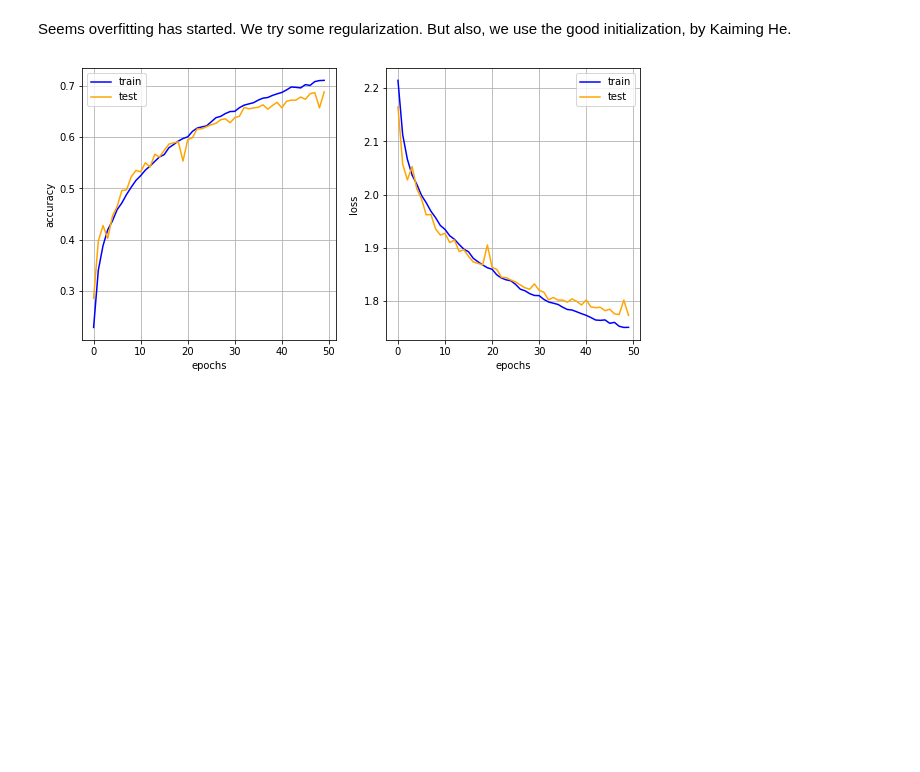
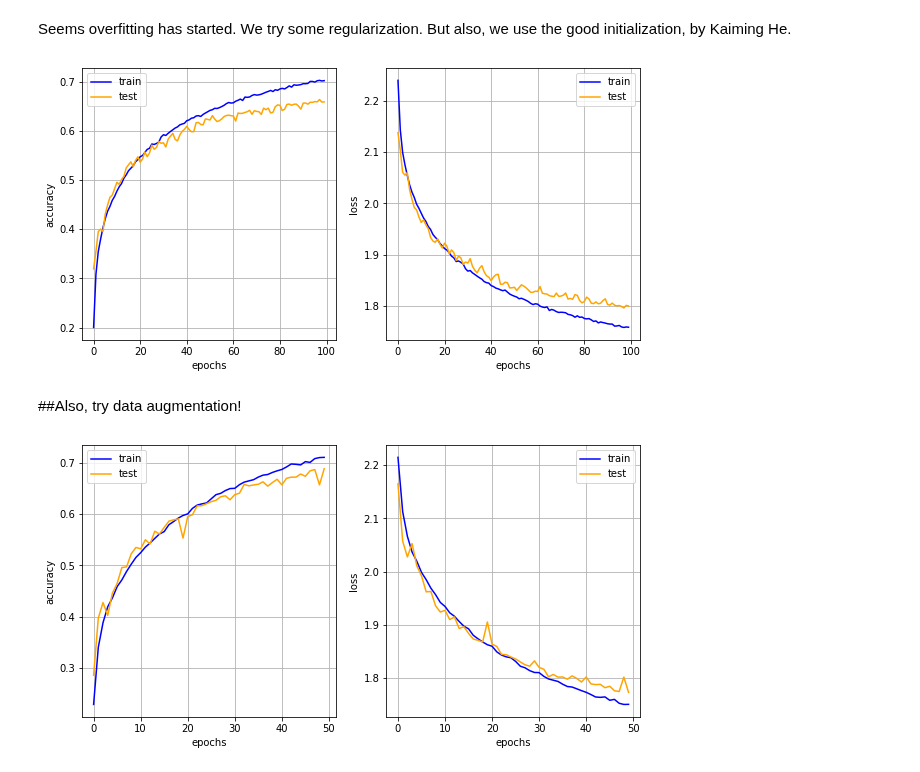
Before and after one commit to Beh-noush/General-Python, a Jupyter notebook: MLP_and_conv_deepnets.ipynb, the cells around one changed output. Drawn from its saved outputs; the diff is of its cells as text; code cells hidden in the pictures; blank space fills up the shorter version.

```diff
--- a/MLP_and_conv_deepnets.ipynb
+++ b/MLP_and_conv_deepnets.ipynb
@@ -472,13 +476,24 @@ class Alex_regularized(nn.Module):
     output = nn.functional.softmax(x)
     return output
 # %%
-
-epochs = 50
+epochs = 100
 alex_model_reg = Alex_regularized(5,2).to(device)
 # alex_model = alex_model.to(device)
 optimizer = optim.SGD(alex_model_reg.parameters(), lr = .3)
 loss = nn.CrossEntropyLoss()
 acc_list_train, loss_list_train, acc_list_test, loss_list_test = train_nn(alex_model_reg, loss, optimizer, cifar_train_loader, cifar_valid_loader, epochs)
+# %%
+acc_list_train = [acc.cpu() for acc in acc_list_train]
+acc_list_test = [acc.cpu() for acc in acc_list_test]
+loss_list_train = [loss.cpu().detach() for loss in loss_list_train]
+loss_list_test = [loss.cpu().detach() for loss in loss_list_test]
+
+#Plot the results for LeNet!
+plot_results(acc_list_train, acc_list_test, loss_list_train, loss_list_test)
+# %% [output]
+[figure, added]
+# %% [markdown]
+##Also, try data augmentation!
 # %%
 acc_list_train = [acc.cpu() for acc in acc_list_train]
 acc_list_test = [acc.cpu() for acc in acc_list_test]
```
Also changed, not shown: parts of 10 cells of this notebook.
